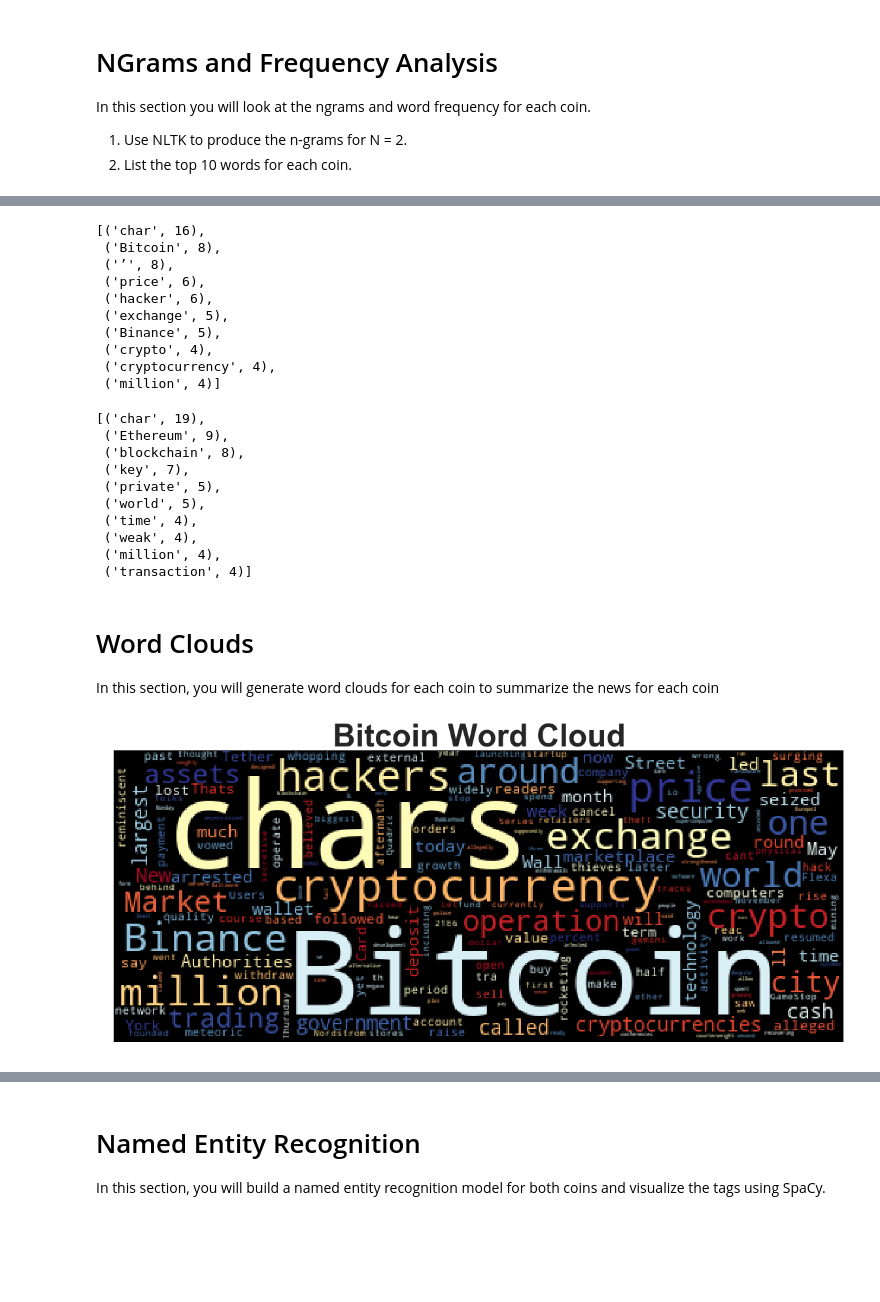
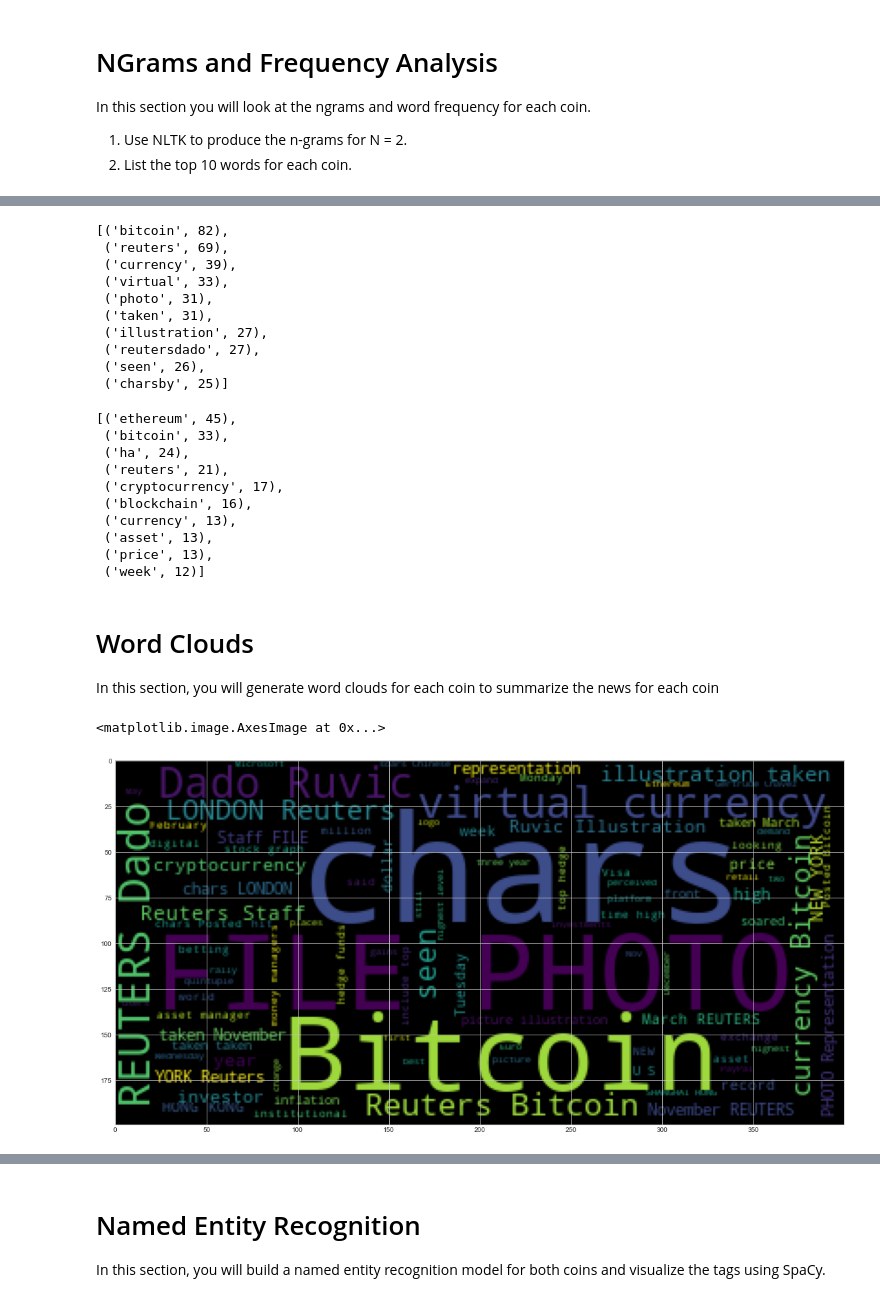
Before and after one commit to jtmcginley123/unit12, a Jupyter notebook: Starter_Code/crypto_sentiment.ipynb, the cells around one changed output, grey strips where cells are left out. Cells and saved outputs as stored; diff of their text form; code cells hidden in the pictures; blank space fills up the shorter version.

```diff
--- a/Starter_Code/crypto_sentiment.ipynb
+++ b/Starter_Code/crypto_sentiment.ipynb
@@ -181,12 +227,13 @@ def tokenizer(text):
     # Remove the stop words
     words = word_tokenize(re_clean)
     # Lemmatize Words into root words
-    lem = [lemmaitizer.lemmatize(word) for word in words]
+    lem = [lemmatizer.lemmatize(word) for word in words]
     tokens = [word.lower() for word in lem if word.lower() not in sw]
     return tokens
 # %%
 # Create a new tokens column for bitcoin
 # YOUR CODE HERE!
-btc_df["tokens"] = tokenizer
+
+btc_df["tokens"] = btc_df["text"].apply(tokenizer)
 btc_df.head()
 # %% [output]
@@ -253,31 +309,35 @@ def token_count(tokens, N=10):
 # %%
 # Get the top 10 words for Bitcoin
 # YOUR CODE HERE!
+btc_counts = tokenizer(btc_df["text"].str.cat())
+token_count(btc_counts)
 # %% [output]
-[('char', 16),
- ('Bitcoin', 8),
- ('’', 8),
- ('price', 6),
- ('hacker', 6),
- ('exchange', 5),
- ('Binance', 5),
- ('crypto', 4),
- ('cryptocurrency', 4),
- ('million', 4)]
+[('bitcoin', 82),
+ ('reuters', 69),
+ ('currency', 39),
+ ('virtual', 33),
+ ('photo', 31),
+ ('taken', 31),
+ ('illustration', 27),
+ ('reutersdado', 27),
+ ('seen', 26),
+ ('charsby', 25)]
 # %%
 # Get the top 10 words for Ethereum
 # YOUR CODE HERE!
+eth_counts = tokenizer(eth_df["text"].str.cat())
+token_count(eth_counts)
 # %% [output]
-[('char', 19),
- ('Ethereum', 9),
- ('blockchain', 8),
- ('key', 7),
- ('private', 5),
- ('world', 5),
- ('time', 4),
- ('weak', 4),
- ('million', 4),
- ('transaction', 4)]
+[('ethereum', 45),
+ ('bitcoin', 33),
+ ('ha', 24),
+ ('reuters', 21),
+ ('cryptocurrency', 17),
+ ('blockchain', 16),
+ ('currency', 13),
+ ('asset', 13),
+ ('price', 13),
+ ('week', 12)]
 # %% [markdown]
 # Word Clouds
 
@@ -291,10 +351,11 @@ mpl.rcParams['figure.figsize'] = [20.0, 10.0]
 # %%
 # Generate the Bitcoin word cloud
 # YOUR CODE HERE!
-btc_text = process_text(big_string)
-btc_wc = WordCloud().generate(btc_text)
+btc_wc = WordCloud().generate(btc_df["text"].str.cat())
+plt.imshow(btc_wc)
 # %% [output]
+<matplotlib.image.AxesImage at 0x...>
-[figure, old version]
+[figure, new version]
 # %%
 # Generate the Ethereum word cloud
 # YOUR CODE HERE!
```
Also changed, not shown: parts of 19 cells of this notebook, 1 other file.
